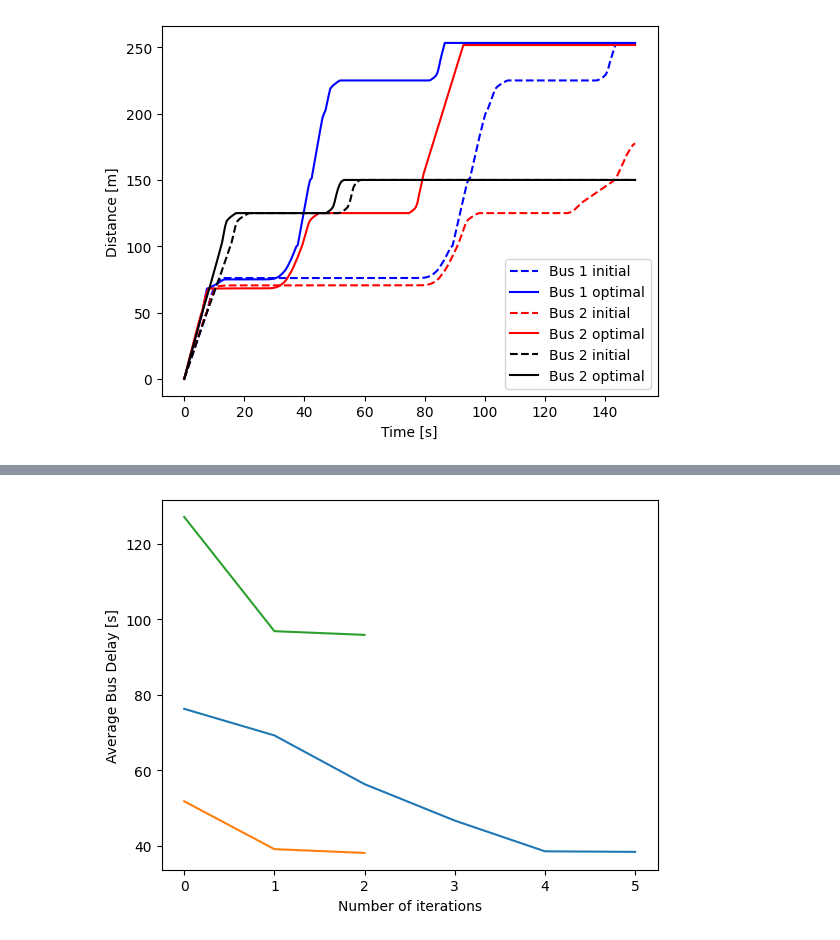
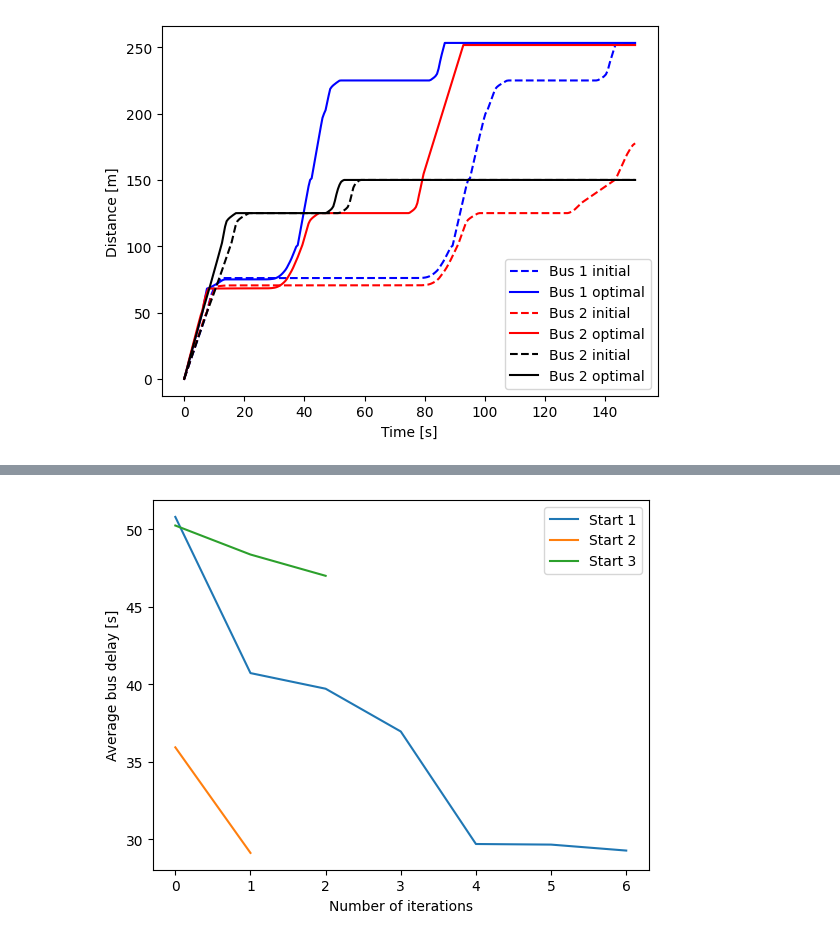
Before and after one commit to TorjeiHelset/master_project, a Jupyter notebook: generate_plots_from_optimal/medium_complex.ipynb, the cells around one changed output, grey strips where cells are left out. Drawn from its saved outputs; the diff is of its cells as text; code cells hidden in the pictures.

Commit message:
Added more results from optimization

```diff
--- a/generate_plots_from_optimal/medium_complex.ipynb
+++ b/generate_plots_from_optimal/medium_complex.ipynb
@@ -40,15 +65,24 @@ opt = results['parameters'][-1]
 objective_vals = results['objectives']
 parameters = results['parameters']
 
+objective_vals = results['objectives']
 objective_vals_1 = results_1['objectives']
-objective_vals_2 = results_2['objectives']
+objective_vals_alt_start = results_alt_start['objectives']
+objective_vals_1_alt_start = results_alt_start_1['objectives']
+
+objective_vals_restart = results_restart['objectives']
+objective_vals_restart_1 = results_restart_1['objectives']
+objective_vals_restart_alt_start = results_restart_alt_start['objectives']
+objective_vals_restart_alt_start_1 = results_restart_alt_start_1['objectives']
 # %%
 # Create the networks
 start_speeds = [[torch.tensor(start[i])] for i in range(8)]
-opt_speeds = [[torch.tensor(opt[i])] for i in range(8)]
+# opt_speeds = [[torch.tensor(opt[i])] for i in range(8)]
+opt_speeds = [[torch.tensor(50.0)] for i in range(8)]
 
 start_cycle = [torch.tensor(start[8]), torch.tensor(start[9])]
 opt_cycle = [torch.tensor(opt[8]), torch.tensor(opt[9])]
+print(opt_cycle)
 
 start_network = generate.medium_complex_network(T, N, start_speeds, controls, [start_cycle], track_grad=False)
 opt_network = generate.medium_complex_network(T, N, opt_speeds, controls, [opt_cycle], track_grad=False)
@@ -65,0 +99,6 @@ Bus bus_1 reached bus stop 0 at time 52.17145538330078, should wait for 29.57672
+# %%
+delay = 0
+for i in range(len(opt_delays)):
+    for j in range(len(opt_delays[i])):
+        delay += opt_delays[i][j]
+print(delay/3)
@@ -95,11 +151,12 @@ tikzplotlib.save("../figurer/medium_complex_dist.tex")
 # %%
-plt.plot([i for i in range(len(objective_vals)-1)], objective_vals[:-1])
-plt.plot([i for i in range(len(objective_vals_1)-1)], objective_vals_1[:-1])
-plt.plot([i for i in range(len(objective_vals_2)-1)], objective_vals_2[:-1])
+plt.plot([i for i in range(len(objective_vals_restart)-1)], objective_vals_restart[:-1], label="Start 1")
+plt.plot([i for i in range(len(objective_vals_restart_1)-1)], objective_vals_restart_1[:-1], label="Start 2")
+plt.plot([i for i in range(len(objective_vals_alt_start)-1)], objective_vals_alt_start[:-1], label="Start 3")
 
 
 plt.xlabel("Number of iterations")
-plt.ylabel("Average Bus Delay [s]")
-tikzplotlib.save("../figurer/medium_conv.tex")
+plt.ylabel("Average bus delay [s]")
+plt.legend()
+tikzplotlib.save("../figurer/medium_conv_restart.tex")
 # %% [output]
-[figure, old version]
+[figure, new version]
```
Also changed, not shown: parts of 9 cells of this notebook, 18 other files.
